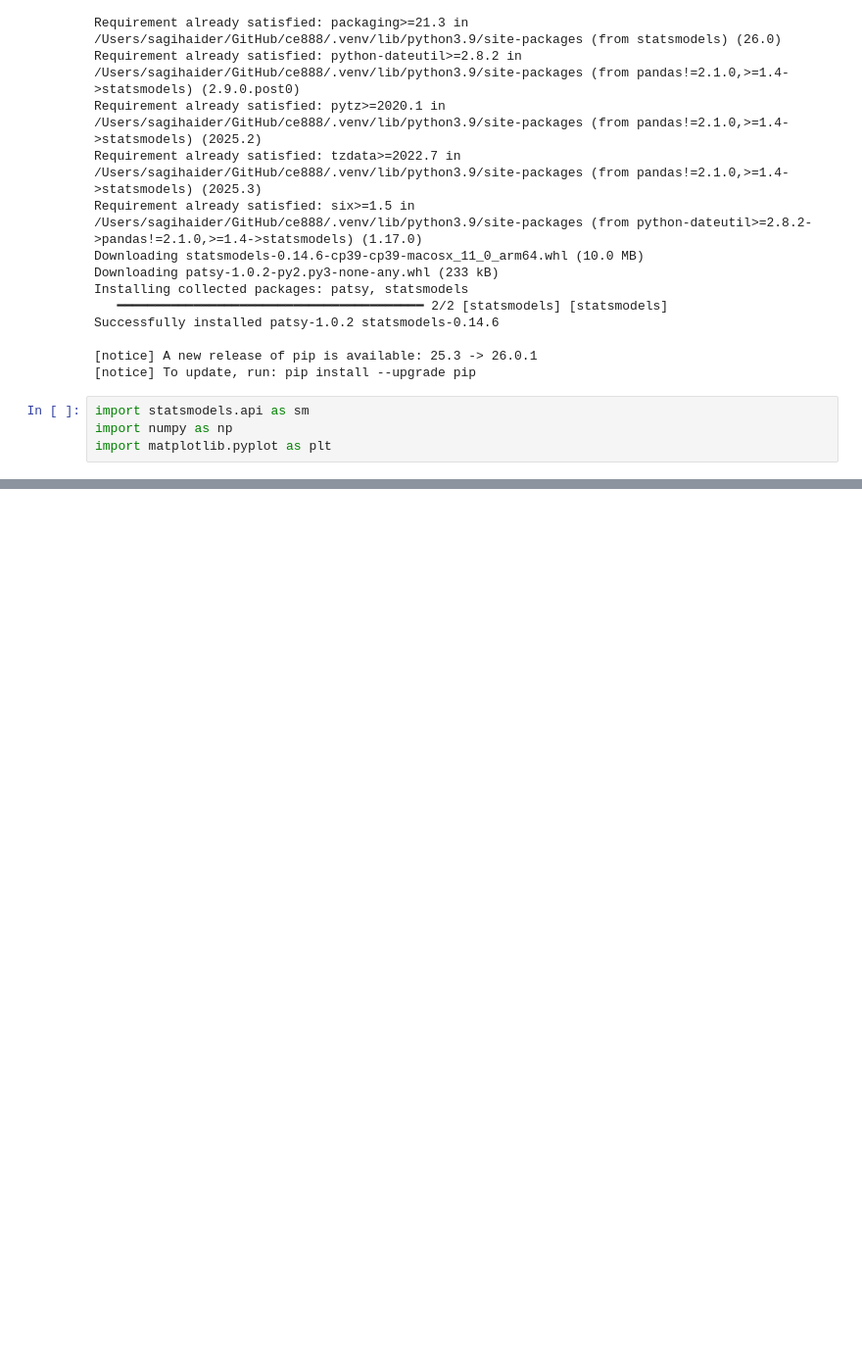
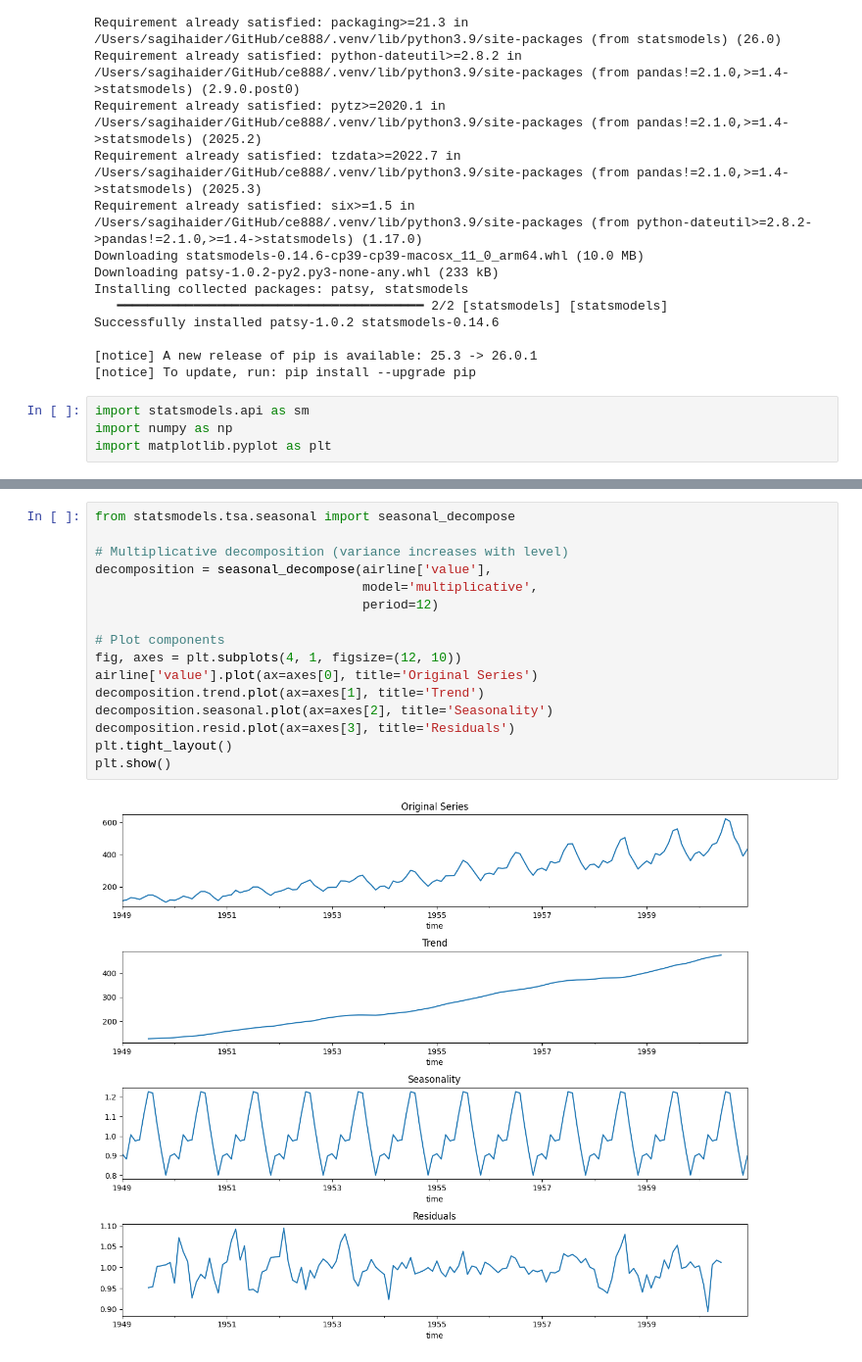
Before and after one commit to sagihaider/ce888, a Jupyter notebook: Week06/Lab/lab6-timeseries.ipynb, the cells around one changed output, grey strips where cells are left out. Shown at 98% size. Saved outputs shown, nothing was run; the diff lists cells and outputs as text; blank space fills up the shorter version.

```diff
--- a/Week06/Lab/lab6-timeseries.ipynb
+++ b/Week06/Lab/lab6-timeseries.ipynb
@@ -27,0 +48,18 @@ import matplotlib.pyplot as plt
+# %%
+from statsmodels.tsa.seasonal import seasonal_decompose
+
+# Multiplicative decomposition (variance increases with level)
+decomposition = seasonal_decompose(airline['value'],
+                                   model='multiplicative',
+                                   period=12)
+
+# Plot components
+fig, axes = plt.subplots(4, 1, figsize=(12, 10))
+airline['value'].plot(ax=axes[0], title='Original Series')
+decomposition.trend.plot(ax=axes[1], title='Trend')
+decomposition.seasonal.plot(ax=axes[2], title='Seasonality')
+decomposition.resid.plot(ax=axes[3], title='Residuals')
+plt.tight_layout()
+plt.show()
+# %% [output]
+[figure, added]
```
Also changed, not shown: parts of 1 cell of this notebook, 1 other file.
